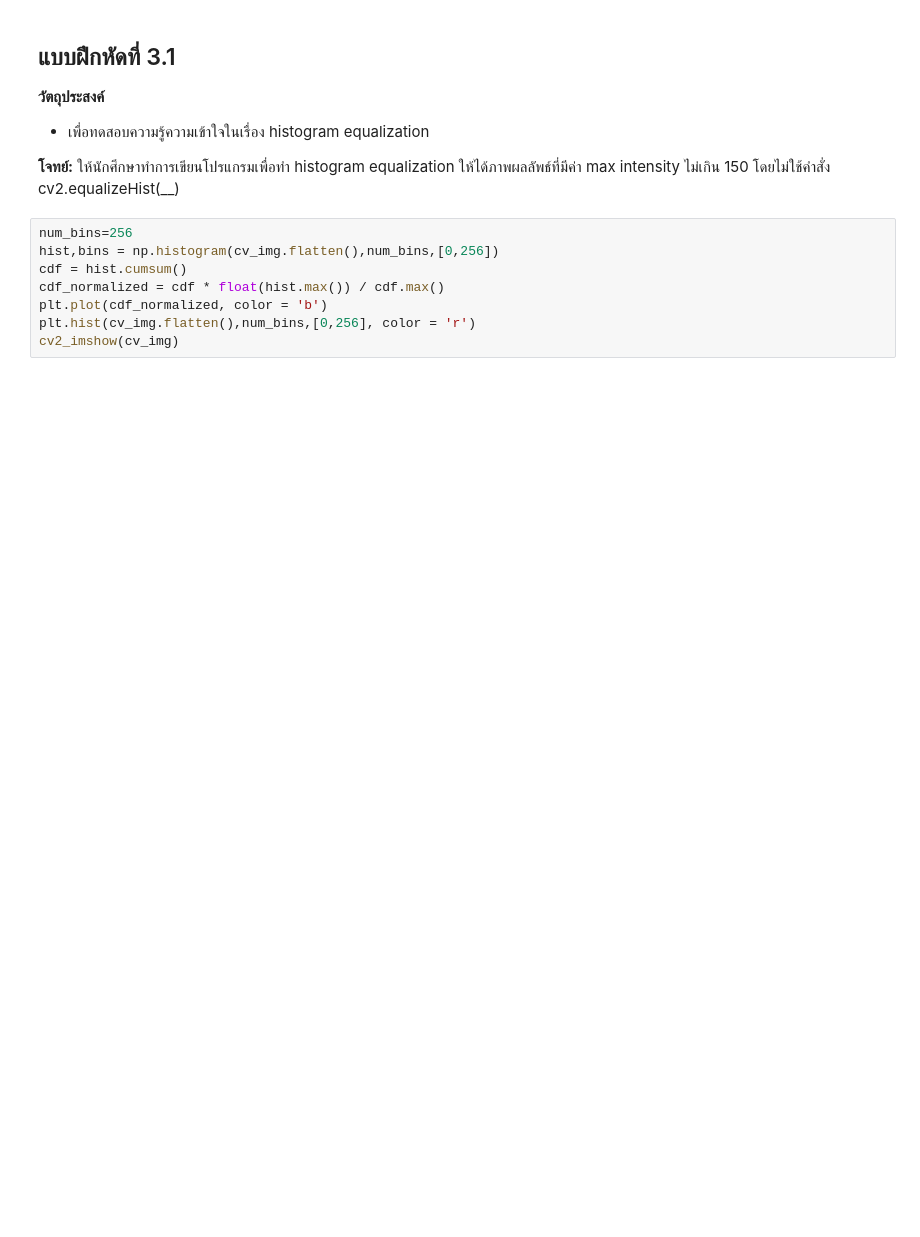
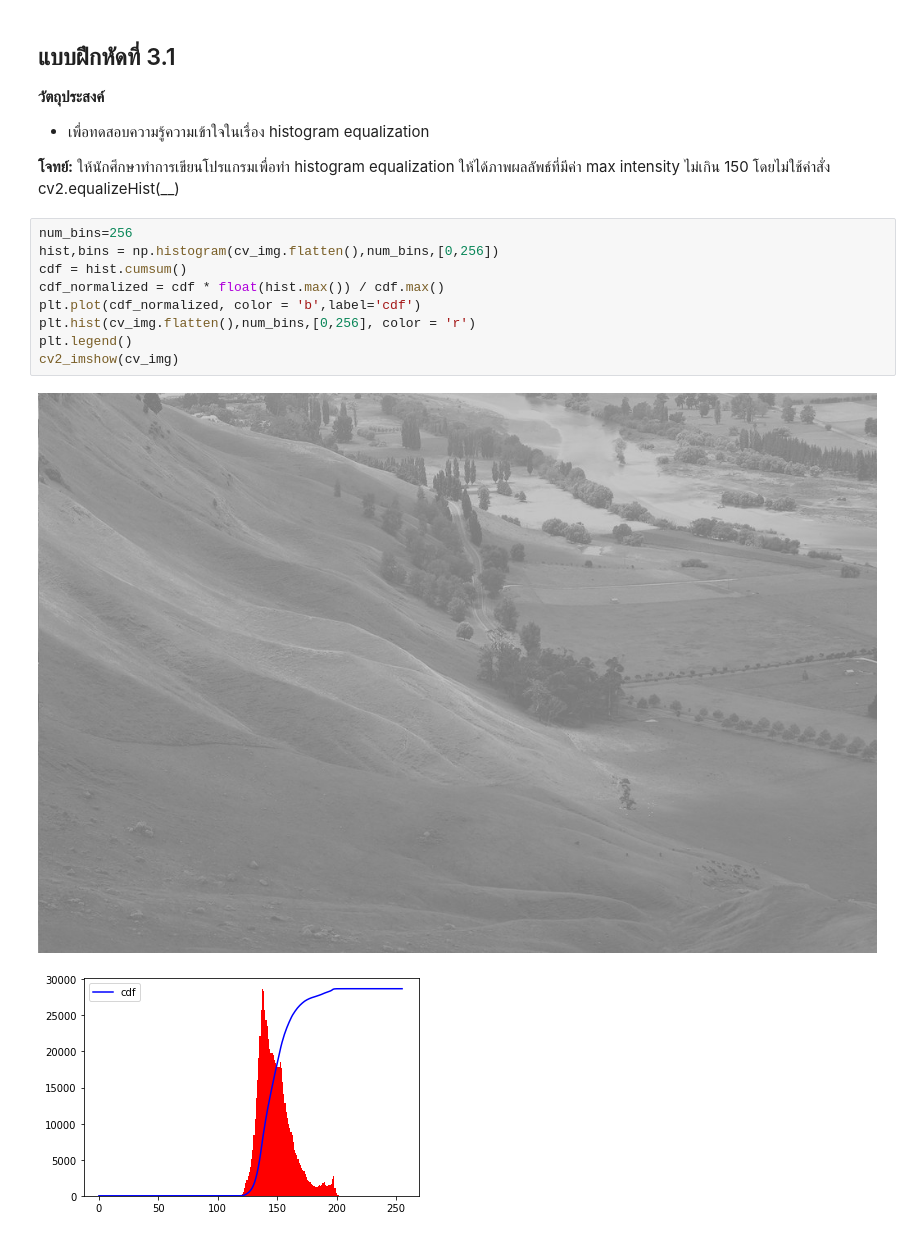
Before and after one commit to jbinteam/010723305, a Jupyter notebook: ็Homework3.ipynb, the cells around one changed output. Drawn from its saved outputs; the diff is of its cells as text; blank space fills up the shorter version.

```diff
--- a/็Homework3.ipynb
+++ b/็Homework3.ipynb
@@ -120,9 +127,13 @@ cv2.equalizeHist(__)
 # %%
 num_bins=256
 hist,bins = np.histogram(cv_img.flatten(),num_bins,[0,256])
 cdf = hist.cumsum()
 cdf_normalized = cdf * float(hist.max()) / cdf.max()
-plt.plot(cdf_normalized, color = 'b')
+plt.plot(cdf_normalized, color = 'b',label='cdf')
 plt.hist(cv_img.flatten(),num_bins,[0,256], color = 'r')
+plt.legend()
 cv2_imshow(cv_img)
+# %% [output]
+[figure, added]
+[figure, added]
 # %%
```
Also changed, not shown: parts of 8 cells of this notebook.
